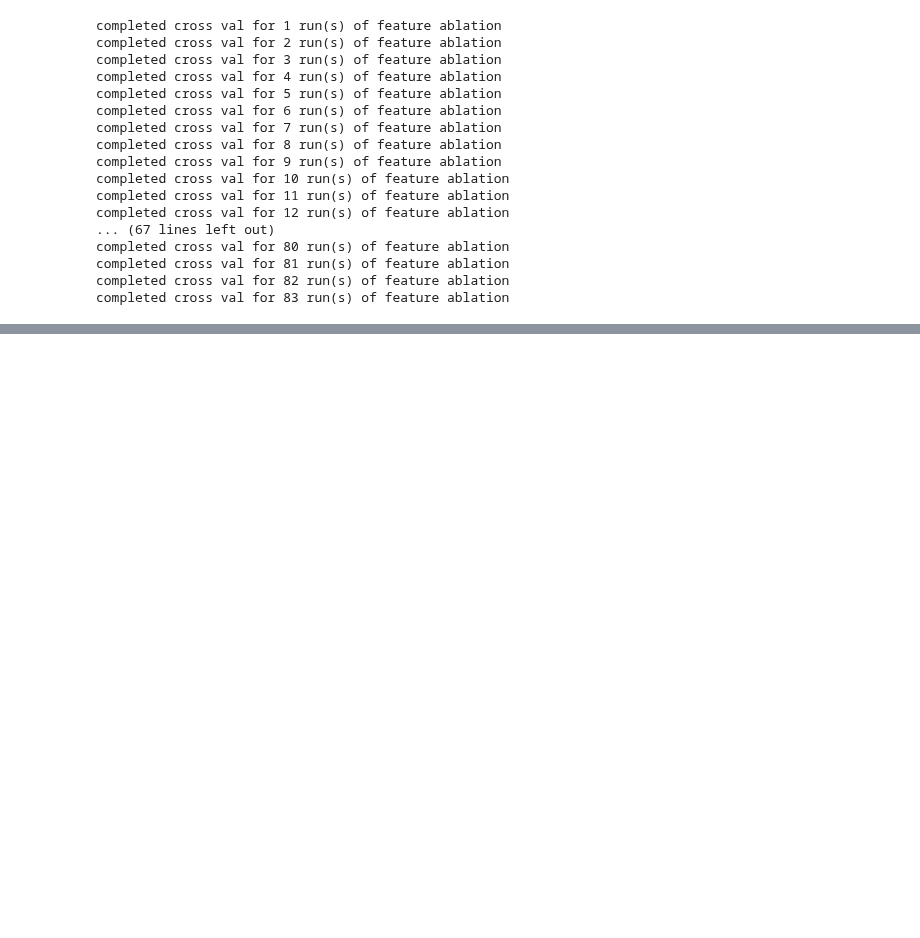
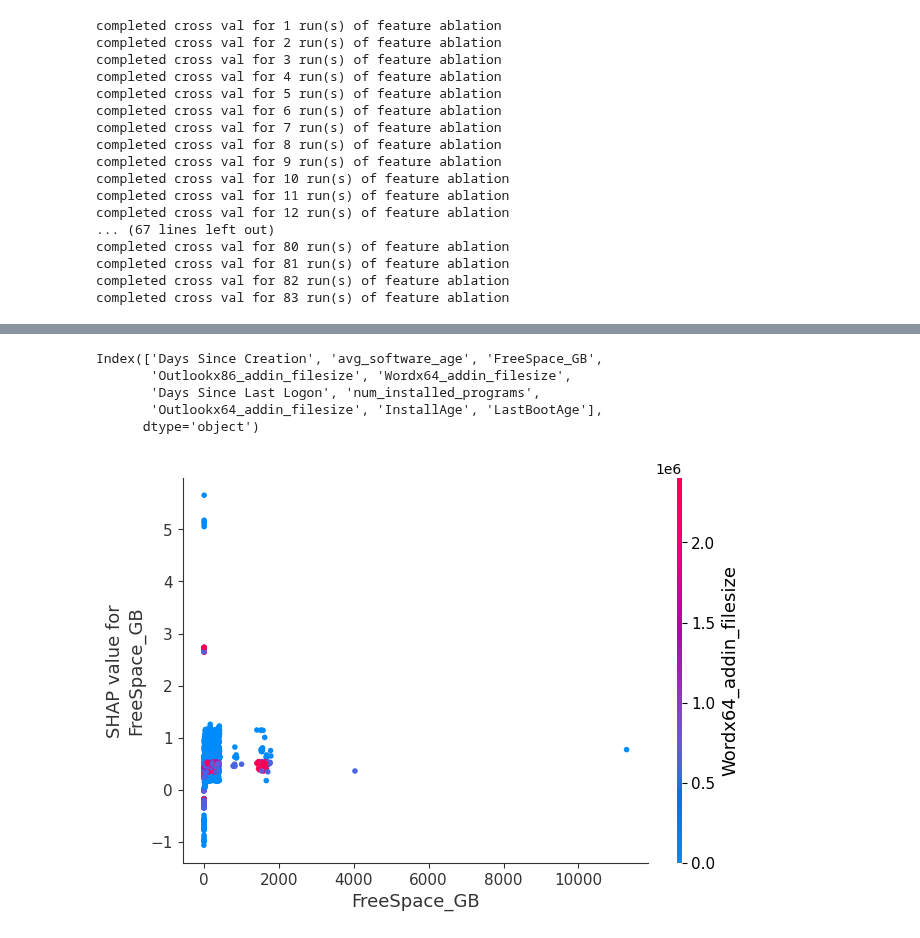
Before and after one commit to redgerly-umich/capstone_ff, a Jupyter notebook: SupervisedModel/Feature_Analysis.ipynb, the cells around one changed output, grey strips where cells are left out. Drawn from its saved outputs; the diff is of its cells as text; code cells hidden in the pictures; blank space fills up the shorter version.

```diff
--- a/SupervisedModel/Feature_Analysis.ipynb
+++ b/SupervisedModel/Feature_Analysis.ipynb
@@ -155,0 +205,12 @@ Using `tqdm.autonotebook.tqdm` in notebook mode. Use `tqdm.tqdm` instead to forc
+# %%
+print(X_train.columns)
+# %% [output]
+Index(['Days Since Creation', 'avg_software_age', 'FreeSpace_GB',
+       'Outlookx86_addin_filesize', 'Wordx64_addin_filesize',
+       'Days Since Last Logon', 'num_installed_programs',
+       'Outlookx64_addin_filesize', 'InstallAge', 'LastBootAge'],
+      dtype='object')
+# %%
+shap.dependence_plot("FreeSpace_GB", shap_values, X_train)
+# %% [output]
+[figure, added]
```
Also changed, not shown: parts of 7 cells of this notebook.
